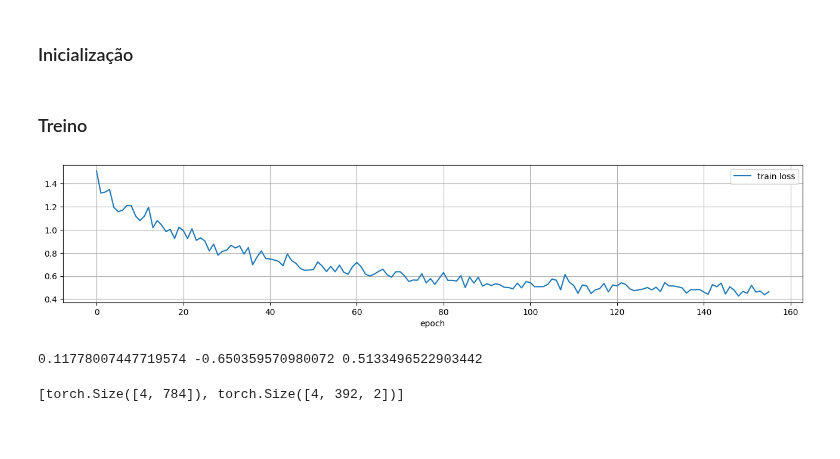
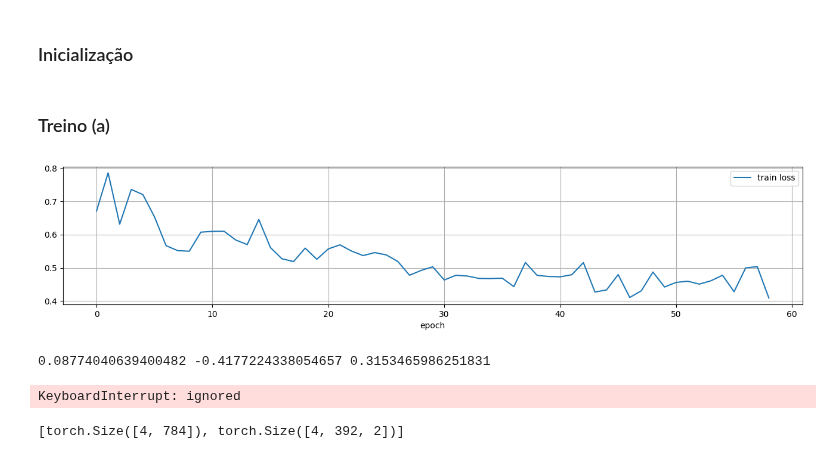
Before and after one commit to Ronnypetson/titanic, a Jupyter notebook: MNIST_Maromba.ipynb, the cells around one changed output. Cells and saved outputs as stored; diff of their text form; code cells hidden in the pictures; blank space fills up the shorter version.

```diff
--- a/MNIST_Maromba.ipynb
+++ b/MNIST_Maromba.ipynb
@@ -361,11 +361,11 @@ def _nsbmd(u, v, idxu, idxv, bias=0.5) -> torch.Tensor:
   idxuv = idxuv.reshape(m, d_u, n, d_v).permute(0, 1, 3, 2)
   # idxuv = idxuv ** 6.0
   # idxuv = nn.functional.relu(idxuv - bias) ###
-  mag = 40.0 # 20.0 2.0 10.0 200.0
+  mag = 80.0 # 20.0 2.0 10.0 200.0
   # idxuv = nn.functional.softmax(mag * idxuv - (mag / 2.0), dim=2)
   # idxuv = nn.functional.softmax(mag * idxuv, dim=2)
   idxuv = (
-      log_sinkhorn(mag * idxuv.permute(0, 3, 1, 2), 3)
+      log_sinkhorn(mag * idxuv.permute(0, 3, 1, 2), 6)
       .permute(0, 2, 3, 1)
   )
   # Pdb().set_trace()
@@ -1342,8 +1406,8 @@ def prepare_input(x, y, device="cpu"):
 # %% [markdown]
-### Treino
+### Treino (a)
 # %%
 hidden_dim = 50
-start_mode = False
+start_mode = True
 valid_mode = False
 # TODO: Visualize conv layer output
 samples = [
@@ -1361,15 +1425,13 @@ samples = [
     # (1, 3, 3),
     hidden_dim,
 ]
-# sets = [
-#     # out_ch
-#     1,
-#     num_classes
-# ]
+
 sets = [samp[0] for samp in samples[1:-1]] + [1, num_classes]
 _samples = [int(np.prod(samp)) for samp in samples]
 conv_params = int(np.array(_samples[:-1]).dot(np.array(sets[:-1])))
+# conv_params = int(np.prod(np.array(samples[:-1])))
 n_params = int(np.array(_samples).dot(np.array(sets)))
+# n_params = conv_params + hidden_dim * num_classes
 
 # torch.cuda.empty_cache()
 
@@ -1422,35 +1484,36 @@ for epoch in range(num_epochs):
     train_log["epoch"].append(epoch)
   if valid_mode:
     model.eval()
     with torch.no_grad():
       for x, y in iter(test_data_loader):
         x = x.to(device)
         y = y.to(device)
         x, y = prepare_input(x, y, device=device)
         y_pred = model.forward(x)
         loss = maromba_loss(y, y_pred)
         acc = maromba_accuracy(y, y_pred)
         train_log["eval loss"].append(loss.item())
         train_log["train loss"].append(np.nan)
         train_log["acc"].append(acc.item())
         train_log["set"].append("eval")
         train_log["epoch"].append(epoch)
     group_cols = ["epoch", "train loss", "eval loss", "acc"]
   else:
     group_cols = ["epoch", "train loss"]
   df_train = pd.DataFrame(train_log)
   display.clear_output(wait=True)
   (
     df_train[group_cols]
     .groupby("epoch")
     .agg(lambda x: x.median(skipna=True))
     # .tail(200)
     .plot(figsize=(16, 3), grid=True)
   )
   plt.show()
 # %% [output]
-[figure, old version]
+[figure, new version]
-0.11778007447719574 -0.650359570980072 0.5133496522903442
+0.08774040639400482 -0.4177224338054657 0.3153465986251831
+KeyboardInterrupt: ignored
 # %%
 # tidx = model.W_idx[0, :18].cpu().detach().numpy()
 # plot_df = pd.DataFrame({"x": tidx[:, 0], "y": tidx[:, 1], "z": tidx[:, 2]})
```
Also changed, not shown: parts of 7 cells of this notebook.
